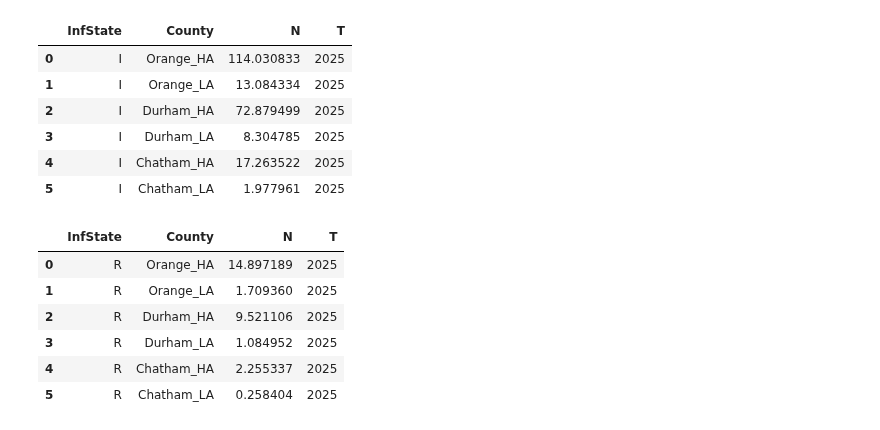
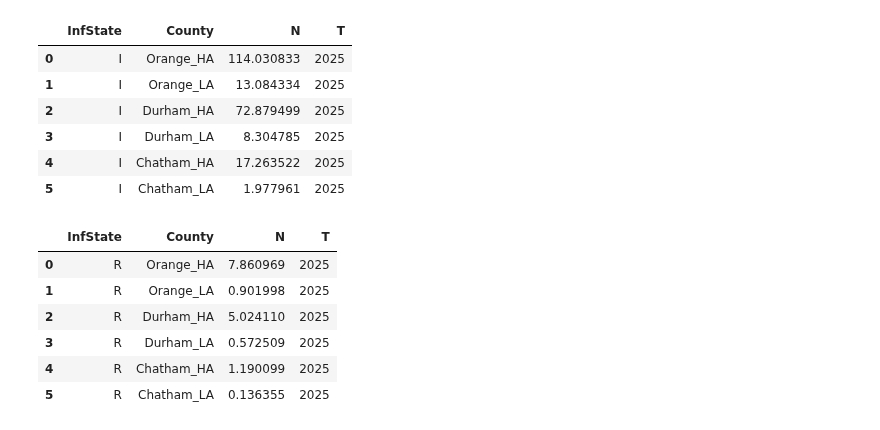
Before and after one commit to UNCIDD/tabularepimdl, a Jupyter notebook: examples/Matrix_Kronecker_Product.ipynb, the cells around one changed output. Saved outputs shown, nothing was run; the diff lists cells and outputs as text; code cells hidden in the pictures.

Commit message:
update recovery rate

```diff
--- a/examples/Matrix_Kronecker_Product.ipynb
+++ b/examples/Matrix_Kronecker_Product.ipynb
@@ -236,13 +236,14 @@ current_infected
 | 4 | I | Chatham_HA | 17.263522 | 2025 |
 | 5 | I | Chatham_LA | 1.977961 | 2025 |
 # %%
-recovered = current_infected.assign(InfState=current_infected['InfState'].replace('I', 'R'), N=current_infected["N"] * (1 - np.exp(-1*0.14)))
+recover_rate = 1/14
+recovered = current_infected.assign(InfState=current_infected['InfState'].replace('I', 'R'), N=current_infected["N"] * (1 - np.exp(-1*recover_rate)))
 recovered
 # %% [output]
 |  | InfState | County | N | T |
-| 0 | R | Orange_HA | 14.897189 | 2025 |
-| 1 | R | Orange_LA | 1.709360 | 2025 |
-| 2 | R | Durham_HA | 9.521106 | 2025 |
-| 3 | R | Durham_LA | 1.084952 | 2025 |
-| 4 | R | Chatham_HA | 2.255337 | 2025 |
-| 5 | R | Chatham_LA | 0.258404 | 2025 |
+| 0 | R | Orange_HA | 7.860969 | 2025 |
+| 1 | R | Orange_LA | 0.901998 | 2025 |
+| 2 | R | Durham_HA | 5.024110 | 2025 |
+| 3 | R | Durham_LA | 0.572509 | 2025 |
+| 4 | R | Chatham_HA | 1.190099 | 2025 |
+| 5 | R | Chatham_LA | 0.136355 | 2025 |
```
Also changed, not shown: parts of 1 cell of this notebook.
